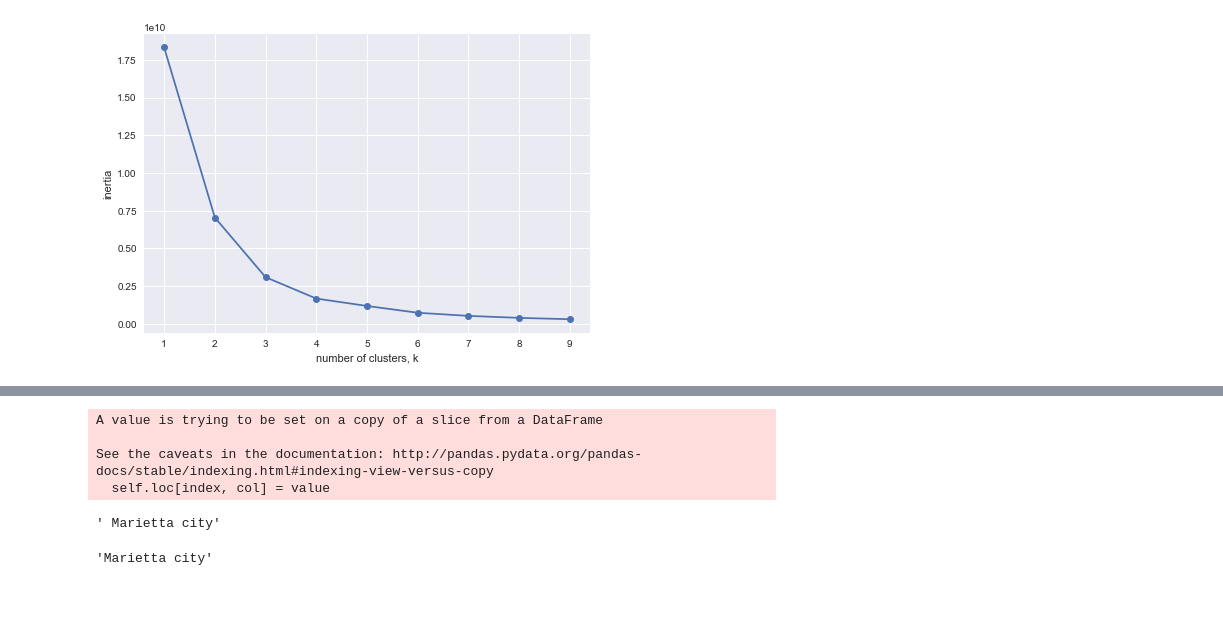
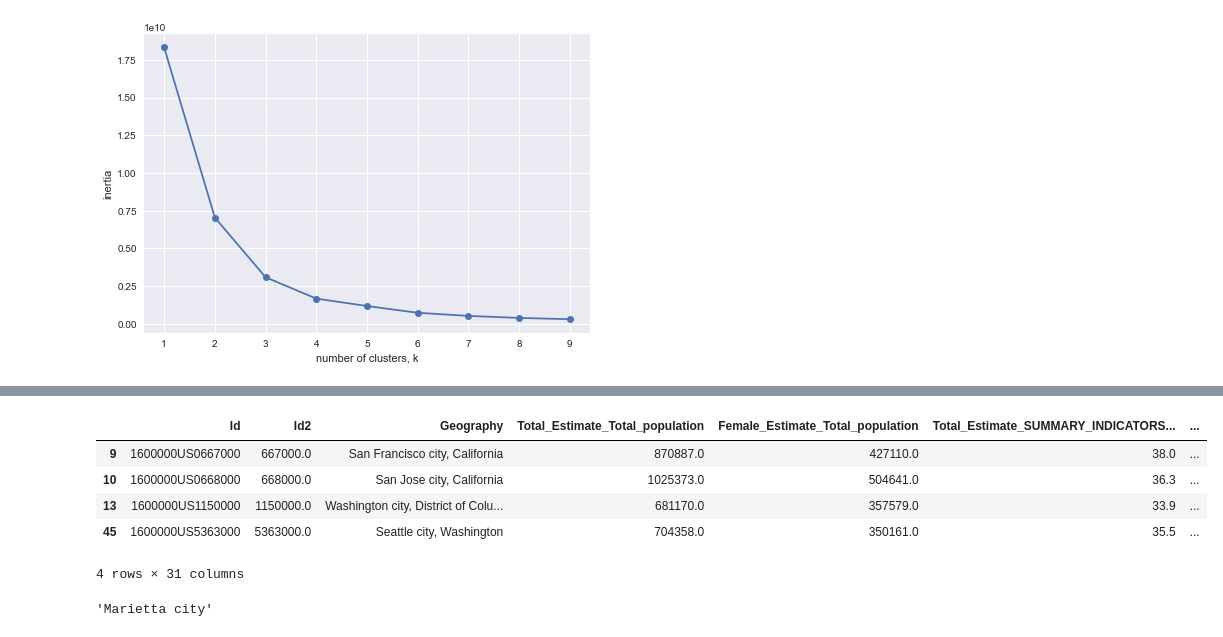
Before and after one commit to sjordan29/Springboard-Code, a Jupyter notebook: Capstone_1/Data_Files.ipynb, the cells around one changed output, grey strips where cells are left out. Saved outputs shown, nothing was run; the diff lists cells and outputs as text; code cells hidden in the pictures; blank space fills up the shorter version.

```diff
--- a/Capstone_1/Data_Files.ipynb
+++ b/Capstone_1/Data_Files.ipynb
@@ -1070,24 +1082,29 @@ cideries_by_city['City'] = cideries_by_city['City'].astype(str) + ' city'
 # %%
 # Cities with name issues
 # 288                        Indianapolis city (balance)       Indiana
 # 308  Louisville/Jefferson County metro government (...      Kentucky
 # 489  Nashville-Davidson metropolitan government (ba...     Tennessee
 # 195     Washington city  District of Columbia
 
 city_cluster_0.at[9, 'City'] = 'Louisville city'
 city_cluster_0.at[8, 'City'] = 'Indianapolis city'
 city_cluster_0.at[21, 'City'] = 'Nashville city'
 city_cluster_1.at[2, 'City'] = 'Washington D.C. city'
 
 # Original merge didn't work, potential leading space?
 
-cideries_by_city['City'][0]
+# cideries_by_city['City'][0]
+
+city_cluster_0 = city_cluster_0.drop(city_cluster_0.index[[4, 5]])
+
+city_cluster_0
 # %% [output]
+|  | Id | Id2 | Geography | Total_Estimate_Total_population | Female_Estimate_Total_population | Total_Estimate_SUMMARY_INDICATORS... | ... |
+| 9 | 1600000US0667000 | 667000.0 | San Francisco city, California | 870887.0 | 427110.0 | 38.0 | ... |
+| 10 | 1600000US0668000 | 668000.0 | San Jose city, California | 1025373.0 | 504641.0 | 36.3 | ... |
+| 13 | 1600000US1150000 | 1150000.0 | Washington city, District of Colu... | 681170.0 | 357579.0 | 33.9 | ... |
+| 45 | 1600000US5363000 | 5363000.0 | Seattle city, Washington | 704358.0 | 350161.0 | 35.5 | ... |
-A value is trying to be set on a copy of a slice from a DataFrame
-
-See the caveats in the documentation: http://pandas.pydata.org/pandas-docs/stable/indexing.html#indexing-view-versus-copy
-  self.loc[index, col] = value
+4 rows × 31 columns
-' Marietta city'
 # %%
 # Delete leading space
 
```
Also changed, not shown: parts of 14 cells of this notebook.
